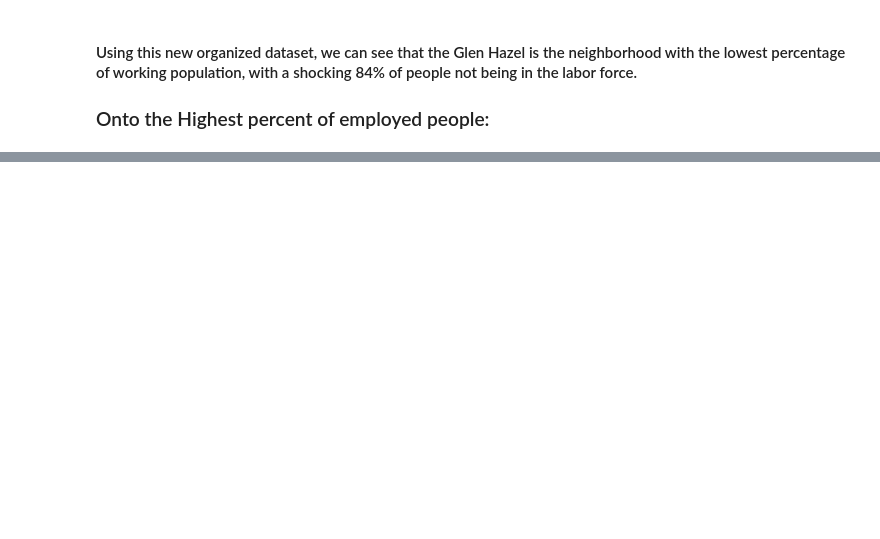
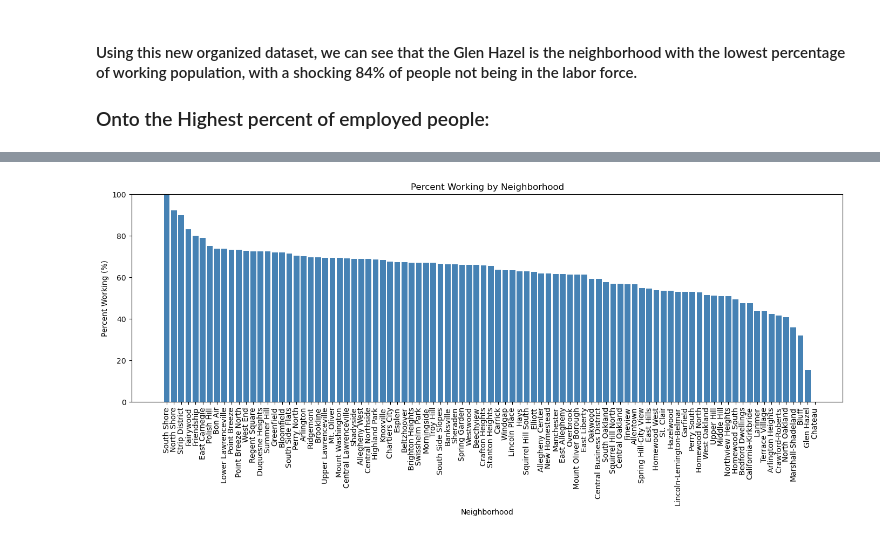
Before and after one commit to pjprobst/Big-Ideas-Final, a Jupyter notebook: EmploymentData.ipynb, the cells around one changed output, grey strips where cells are left out. Cells and saved outputs as stored; diff of their text form; code cells hidden in the pictures; blank space fills up the shorter version.

```diff
--- a/EmploymentData.ipynb
+++ b/EmploymentData.ipynb
@@ -51,0 +54,15 @@ dataSortedA.head(10)
+# %%
+plt.figure(figsize=(17, 5))
+
+plt.bar(dataSortedA["Neighborhood"], dataSortedA["Percent working:"], color='steelblue')
+
+plt.xlabel("Neighborhood")
+plt.ylabel("Percent Working (%)")
+plt.title("Percent Working by Neighborhood")
+
+plt.ylim(0, 100)
+plt.xticks(rotation=90)
+
+plt.show()
+# %% [output]
+[figure, added]
```
Also changed, not shown: parts of 5 cells of this notebook.
